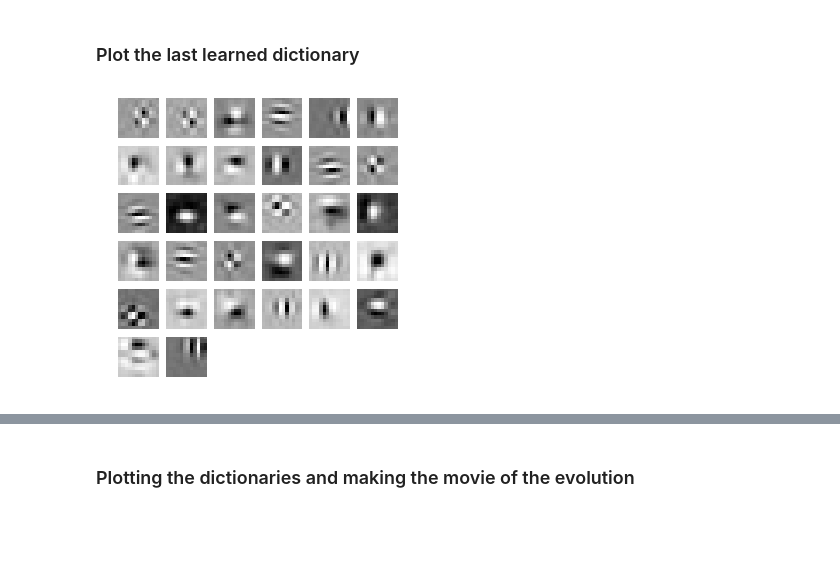
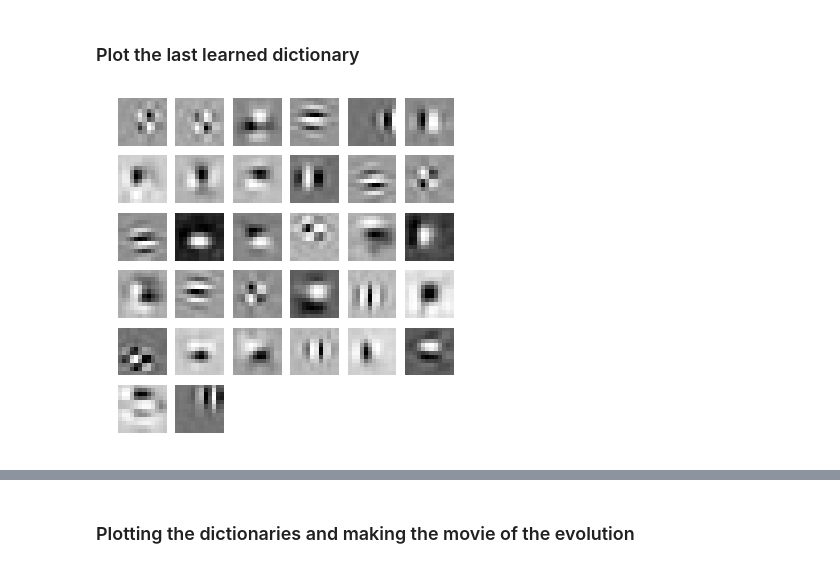
Before and after one commit to Arthas1121/SpikingLCA, a Jupyter notebook: active_nb_scripts/demo_PVP_analysis_in_ipythonNotebook.ipynb, the cells around one changed output, grey strips where cells are left out. Saved outputs shown, nothing was run; the diff lists cells and outputs as text; code cells hidden in the pictures; blank space fills up the shorter version.

```diff
--- a/active_nb_scripts/testing_Octave_in_ipythonNotebook.ipynb
+++ b/active_nb_scripts/demo_PVP_analysis_in_ipythonNotebook.ipynb
@@ -28,8 +26,8 @@ The autoreload extension is already loaded. To reload it, use:
 [gang_data, sparse_header] = oio.readpvpfile("/home/mpelko/ws/CIFAR10Rate/output/CIFAR10Rate2/ganglion.pvp")
 # %% [markdown]
 ### Plot the last learned dictionary
-# %%
-figure(figsize=(5,5))
-plt.plot_dict_set(dict_set_at_idx(dict_data, len(dict_data)-1), 6, 6)
-# %% [output]
-[figure, removed]
+# %%
+figure(figsize=(6,6))
+plt.plot_dict(dict_set_at_idx(full_dict_data, len(full_dict_data)-1))
+# %% [output]
+[figure, added]
```
Also changed, not shown: parts of 6 cells of this notebook.
